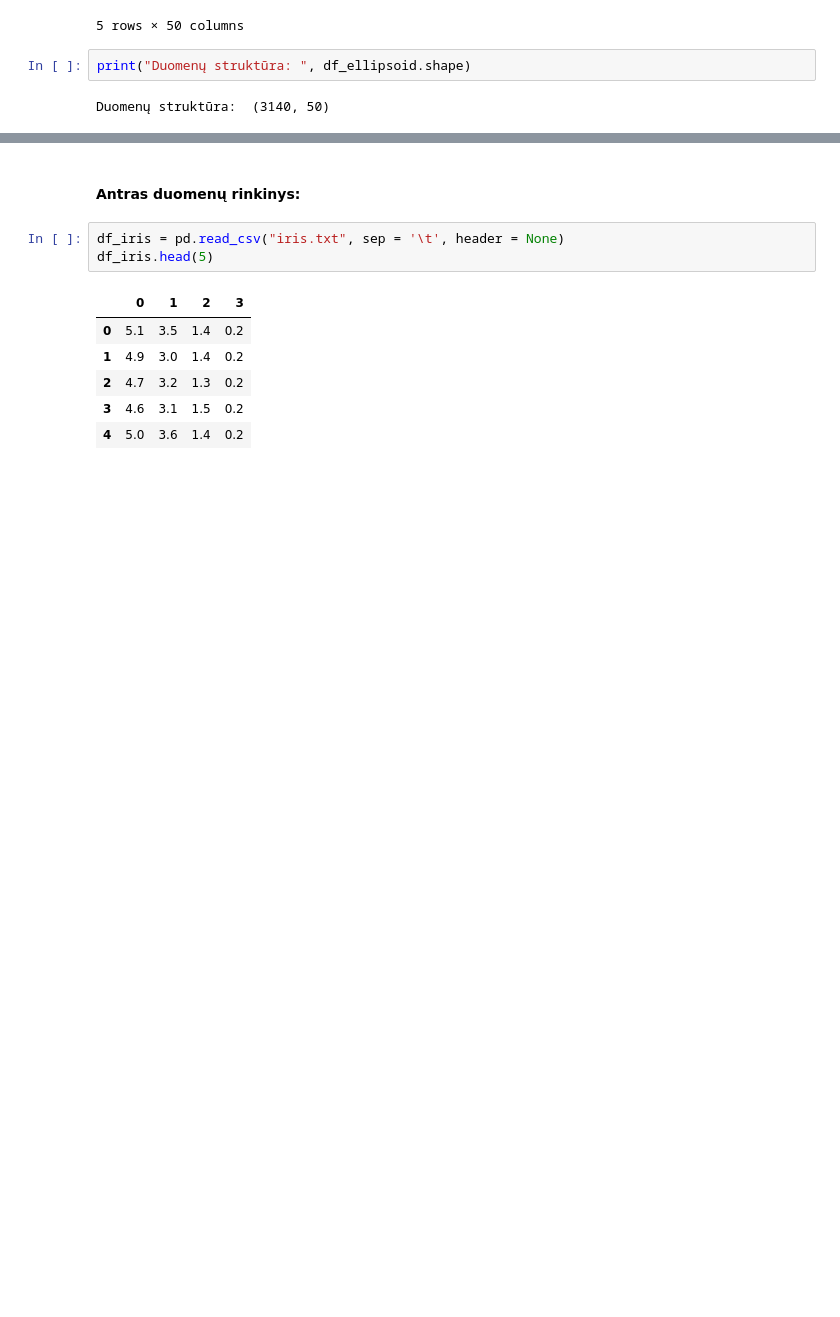
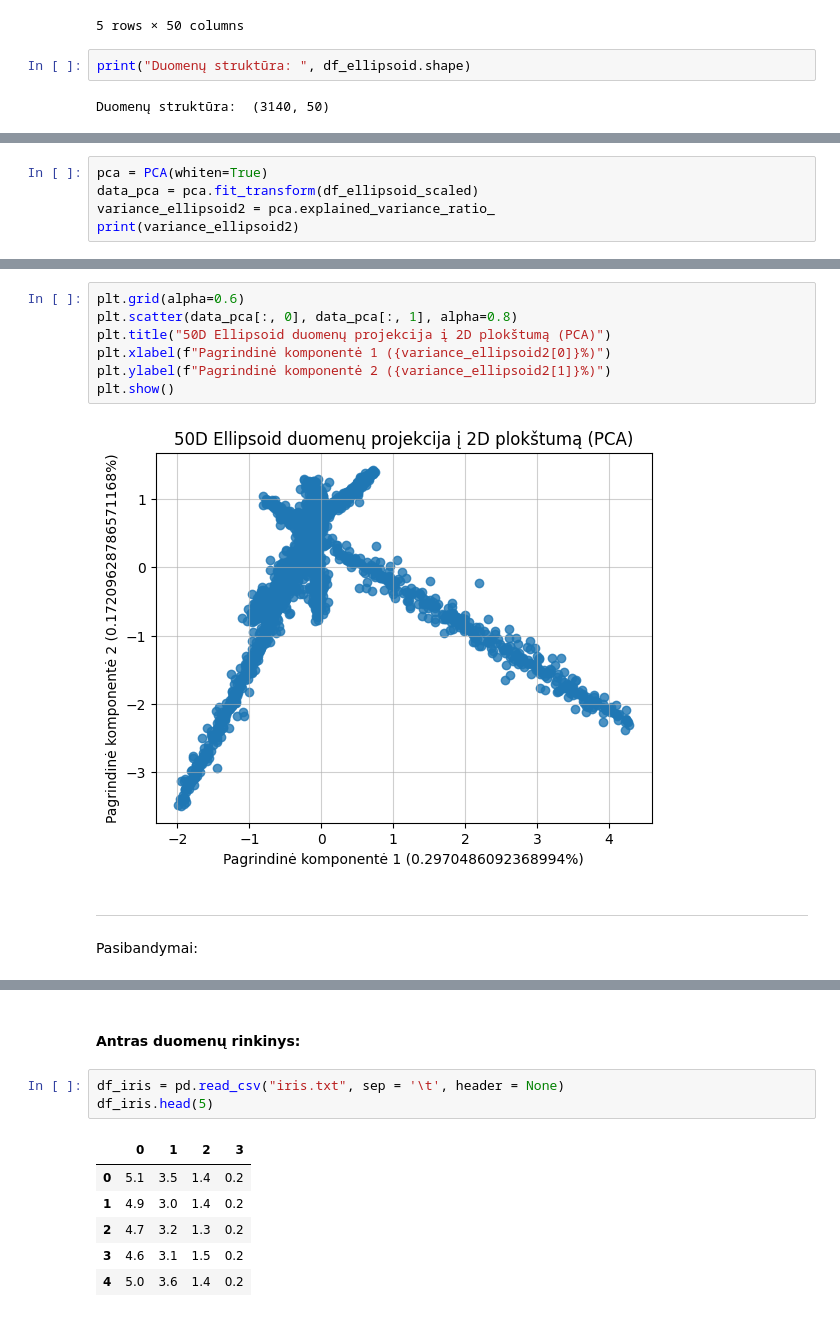
Before and after one commit to EvelinaDu/Papildomi_duomenu_vizualizavimo_skyriai, a Jupyter notebook: Algoritmas/kodas.ipynb, the cells around one changed output, grey strips where cells are left out. Cells and saved outputs as stored; diff of their text form; blank space fills up the shorter version.

```diff
--- a/Algoritmas/kodas.ipynb
+++ b/Algoritmas/kodas.ipynb
@@ -64,0 +121,5 @@ plt.show()
+# %%
+pca = PCA(whiten=True)
+data_pca = pca.fit_transform(df_ellipsoid_scaled)
+variance_ellipsoid2 = pca.explained_variance_ratio_
+print(variance_ellipsoid2)
@@ -64,0 +140,13 @@ plt.show()
+# %%
+plt.grid(alpha=0.6)
+plt.scatter(data_pca[:, 0], data_pca[:, 1], alpha=0.8)
+plt.title("50D Ellipsoid duomenų projekcija į 2D plokštumą (PCA)")
+plt.xlabel(f"Pagrindinė komponentė 1 ({variance_ellipsoid2[0]}%)")
+plt.ylabel(f"Pagrindinė komponentė 2 ({variance_ellipsoid2[1]}%)")
+plt.show()
+# %% [output]
+[figure, added]
+# %% [markdown]
+-----
+# %% [markdown]
+Pasibandymai:
```
Also changed, not shown: parts of 20 cells of this notebook.
